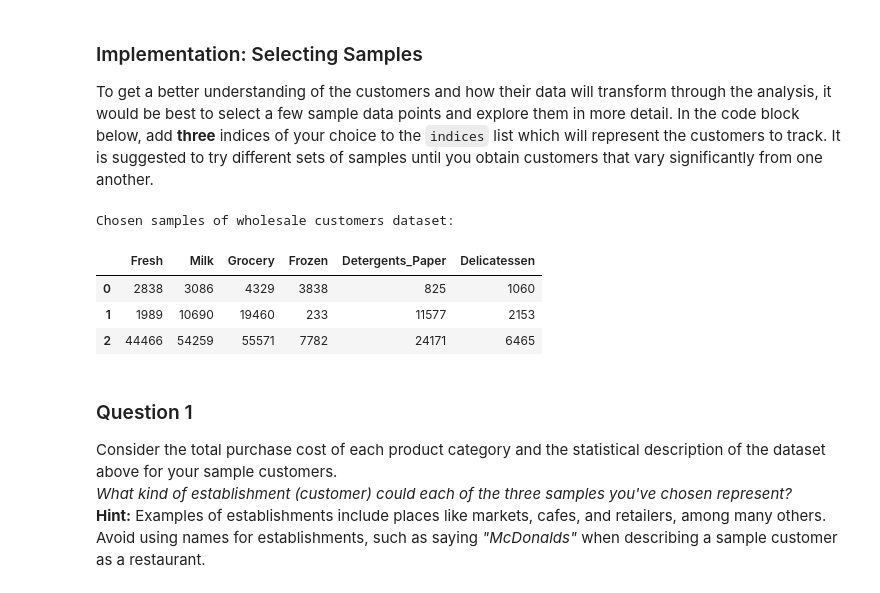
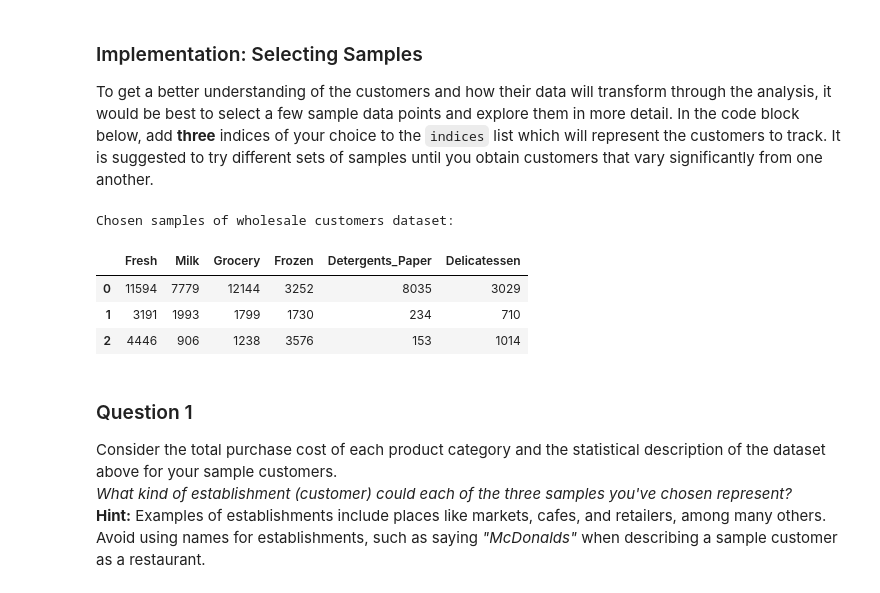
Before and after one commit to akshitgupta1996/machine-learning, a Jupyter notebook: projects/customer_segments/customer_segments.ipynb, the cells around one changed output. Cells and saved outputs as stored; diff of their text form; code cells hidden in the pictures.

```diff
--- a/projects/customer_segments/customer_segments.ipynb
+++ b/projects/customer_segments/customer_segments.ipynb
@@ -61,18 +61,18 @@ To get a better understanding of the customers and how their data will transform
 # %%
 from random import randint
 # TODO: Select three indices of your choice you wish to sample from the dataset
-indices = [randint(1, 440),randint(1, 440),randint(1, 440)]
+indices = [100,250,400]
 
 # Create a DataFrame of the chosen samples
 samples = pd.DataFrame(data.loc[indices], columns = data.keys()).reset_index(drop = True)
 print ("Chosen samples of wholesale customers dataset:")
 display(samples)
 # %% [output]
 Chosen samples of wholesale customers dataset:
 |  | Fresh | Milk | Grocery | Frozen | Detergents_Paper | Delicatessen |
-| 0 | 2838 | 3086 | 4329 | 3838 | 825 | 1060 |
-| 1 | 1989 | 10690 | 19460 | 233 | 11577 | 2153 |
-| 2 | 44466 | 54259 | 55571 | 7782 | 24171 | 6465 |
+| 0 | 11594 | 7779 | 12144 | 3252 | 8035 | 3029 |
+| 1 | 3191 | 1993 | 1799 | 1730 | 234 | 710 |
+| 2 | 4446 | 906 | 1238 | 3576 | 153 | 1014 |
 # %% [markdown]
 ### Question 1
 Consider the total purchase cost of each product category and the statistical description of the dataset above for your sample customers.
```
Also changed, not shown: parts of 22 cells of this notebook, 1 other file.
